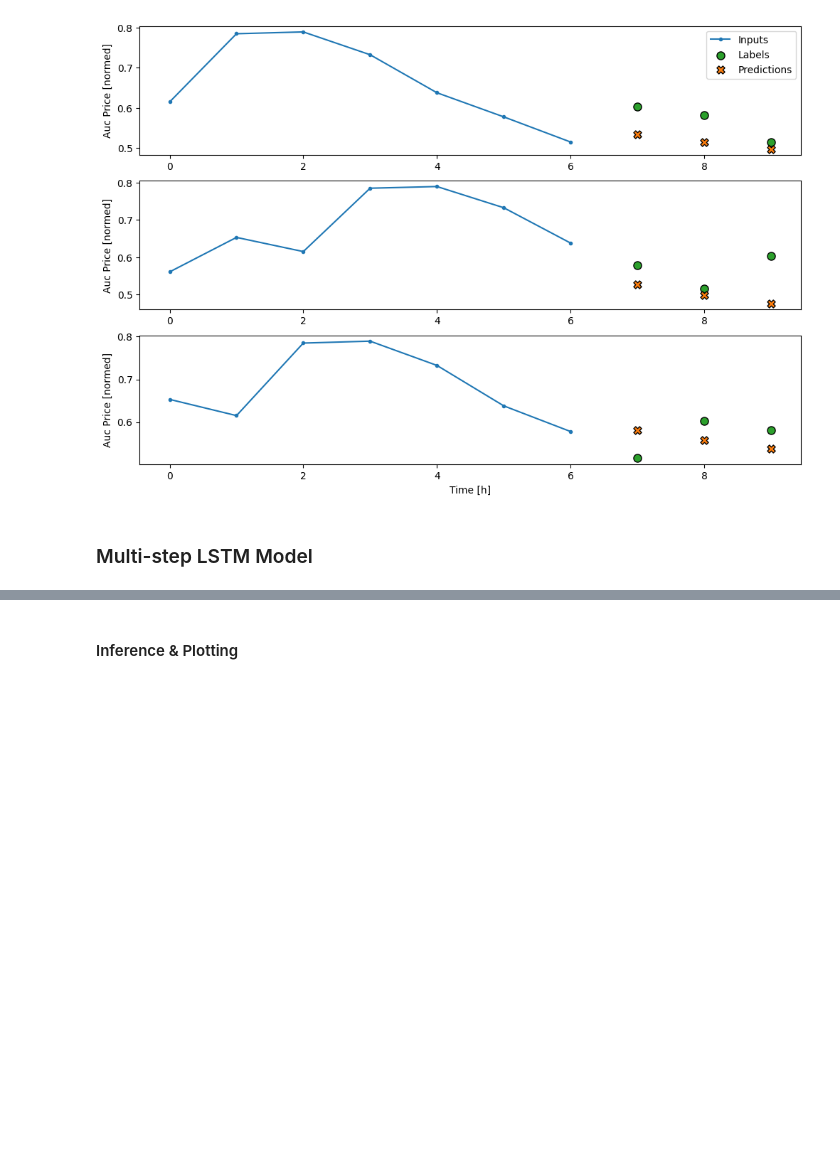
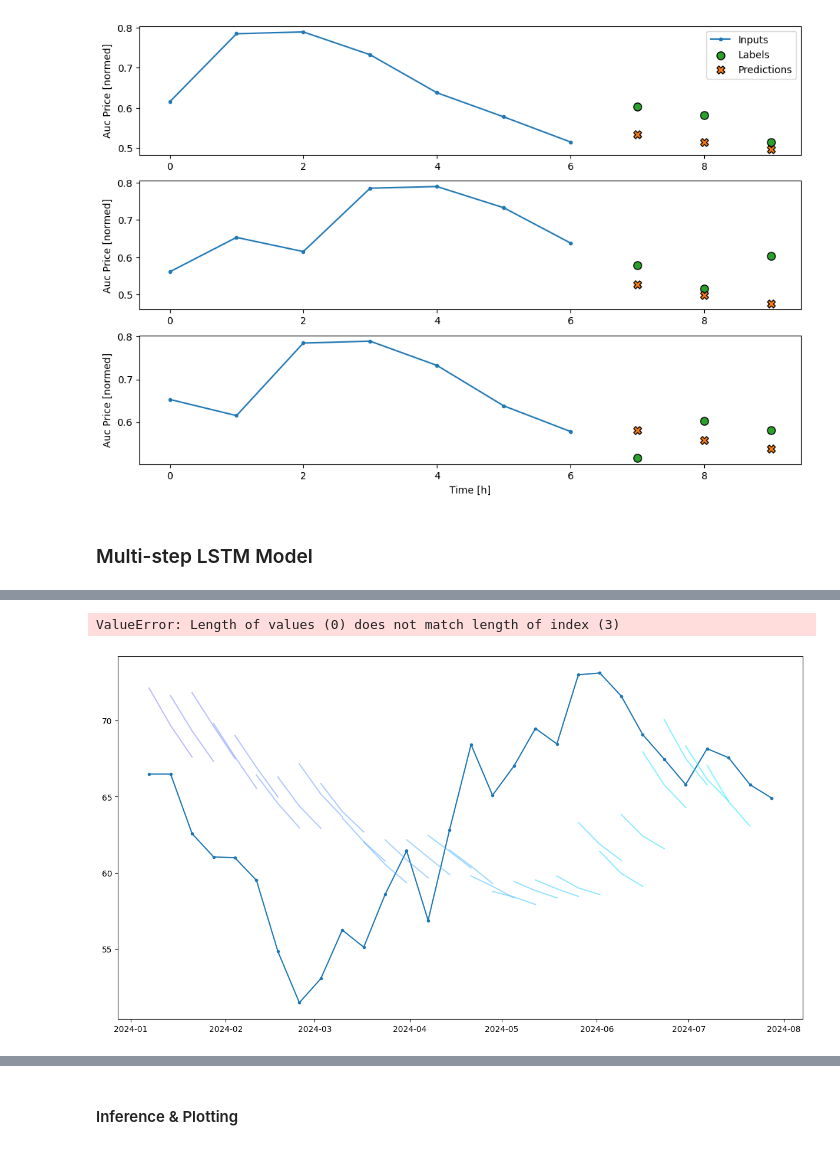
Before and after one commit to wyne1/carbon-market-forecasting, a Jupyter notebook: lstm-model.ipynb, the cells around one changed output, grey strips where cells are left out. Cells and saved outputs as stored; diff of their text form; code cells hidden in the pictures; blank space fills up the shorter version.

```diff
--- a/lstm-model.ipynb
+++ b/lstm-model.ipynb
@@ -817,0 +1006,7 @@ Epoch 40/40
+# %%
+prediction_data_frame = merged_df.set_index('Date').copy()
+prediction_data_frame = prediction_data_frame.iloc[-100: ]
+target_column = "Auc Price"
+model = FinalIndexPredictionModel(look_back=7, steps_ahead=1)  # Notice steps_ahead is now 1
+model.split_window = True
+history, X_test, y_test = model.fit(prediction_data_frame, target_column=target_column)
@@ -817,0 +1049,23 @@ Epoch 40/40
+# %%
+import matplotlib
+import numpy
+
+plt.figure(figsize=(15, 8))
+plt.plot(prediction_data_frame[prediction_data_frame.index.year >= 2024].index, prediction_data_frame[prediction_data_frame.index.year >= 2024][target_column], label='Actual SPI', marker='o', markersize=3)
+colors = matplotlib.pyplot.cm.cool(numpy.linspace(0, 1, 60))
+
+date_range = prediction_data_frame[prediction_data_frame.index.year >= 2024].index
+temp_pred_df = prediction_data_frame.iloc[-(len(date_range) + model.look_back):].copy()
+
+for i in range(len(date_range), 0, -1):
+    print(temp_pred_df.iloc[-i-model.look_back:-i].index)
+    predictions = model.predict_rolling(temp_pred_df.iloc[-i-model.look_back:-i], num_periods=3)
+    predictions_df = pd.DataFrame(predictions)
+    date_range = temp_pred_df.iloc[-i:-i+3].index
+    predictions_df['Date'] = date_range
+    predictions_df = predictions_df.set_index('Date')
+    predictions_df.columns = ['forecast']
+    plt.plot(predictions_df.index, predictions_df['forecast'], label='Predicted SPI', color=colors[i], alpha=0.5)
+    # rolling_predictions = model.predict_rolling(temp_pred_df.iloc[-model.look_back:], num_periods=1)
+    # temp_pred_df = temp_pred_df.append(rolling_predictions)
+# %% [output]
@@ -817,0 +1089,2 @@ Epoch 40/40
+ValueError: Length of values (0) does not match length of index (3)
+[figure, added]
```
Also changed, not shown: parts of 13 cells of this notebook, 3 other files.
